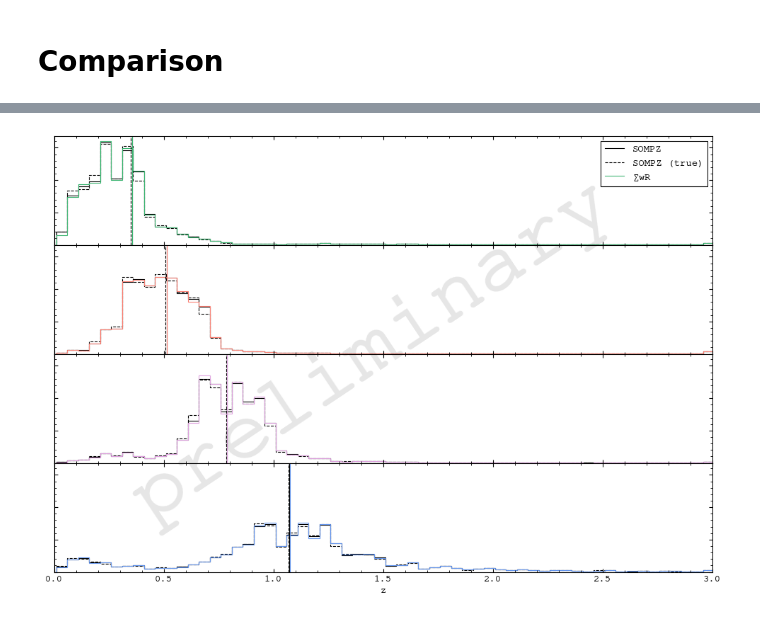
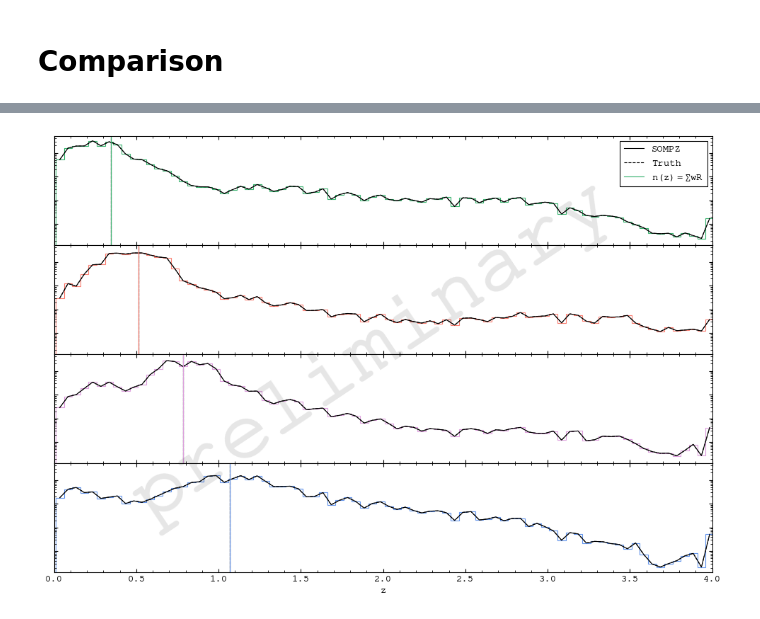
Before and after one commit to sidneymau/des-y6-image-sims-analysis, a Jupyter notebook: notebooks/2025_02_17_tomography/dev.ipynb, the cells around one changed output, grey strips where cells are left out. Cells and saved outputs as stored; diff of their text form; code cells hidden in the pictures.

```diff
--- a/notebooks/2025_02_17_tomography/dev.ipynb
+++ b/notebooks/2025_02_17_tomography/dev.ipynb
@@ -349,3 +290,23 @@ plt.show()
 ---
 # %% [markdown]
 # Comparison
+# %%
+print("mean z")
+print(
+    f"\tboyan"
+    f"\t"
+    f"\tsmau"
+)
+print(
+    f"bin"
+    f"\tsompz"
+    f"\ttruth"
+    f"\tnz"
+)
+for i in lib.const.TOMOGRAPHIC_BINS:
+    print(
+        f"{i}"
+        f"\t{np.average(zbinsc, weights=nz_sompz[i]) :.4f}"
+        f"\t{np.average(zbinsc, weights=nz_true[i]) :.4f}"
+        f"\t{np.average(zbinsc, weights=nz[i]) :.4f}"
+    )
@@ -367,49 +336,50 @@ for i in lib.const.TOMOGRAPHIC_BINS:
         c="k",
         ls="-",
     )
-    axs[i].stairs(
+    axs[i].plot(
+        zbinsc,
         nz_sompz[i],
-        edges=zedges,
-        ec="k",
+        c="k",
         ls="-",
         label="SOMPZ",
     )
     axs[i].axvline(
         np.average(zbinsc, weights=nz_true[i]),
         c="k",
         ls="--",
     )
-    axs[i].stairs(
+    axs[i].plot(
+        zbinsc,
         nz_true[i],
-        edges=zedges,
-        ec="k",
+        c="k",
         ls="--",
-        label="SOMPZ (true)",
+        label="Truth",
     )
 
     axs[i].axvline(
-        np.average(zvals, weights=nz_tomo[i]),
+        np.average(zbinsc, weights=nz[i]),
         c=tomo_colors[i],
         ls="-",
     )
     axs[i].stairs(
-        nz_tomo[i],
+        nz[i],
         edges=zedges,
         ec=tomo_colors[i],
         ls="-",
-        label="$\\sum w R$",
+        label="$n(z) = \\sum w R$",
     )
 
-axs[-1].set_xlim(0, 3)
-axs[-1].set_ylim(0, None)
+axs[-1].set_xlim(0, 4)
+# axs[-1].set_ylim(0, None)
+axs[-1].set_yscale("log")
 
 axs[-1].set_xlabel("z")
 axs[-1].set_yticklabels([])
 
 axs[0].legend(loc="upper right")
 
-watermark(fig)
+lib.plotting.watermark(fig)
 
 plt.show()
 # %% [output]
-[figure, old version]
+[figure, new version]
```
Also changed, not shown: parts of 79 cells of this notebook, 11 other files.
